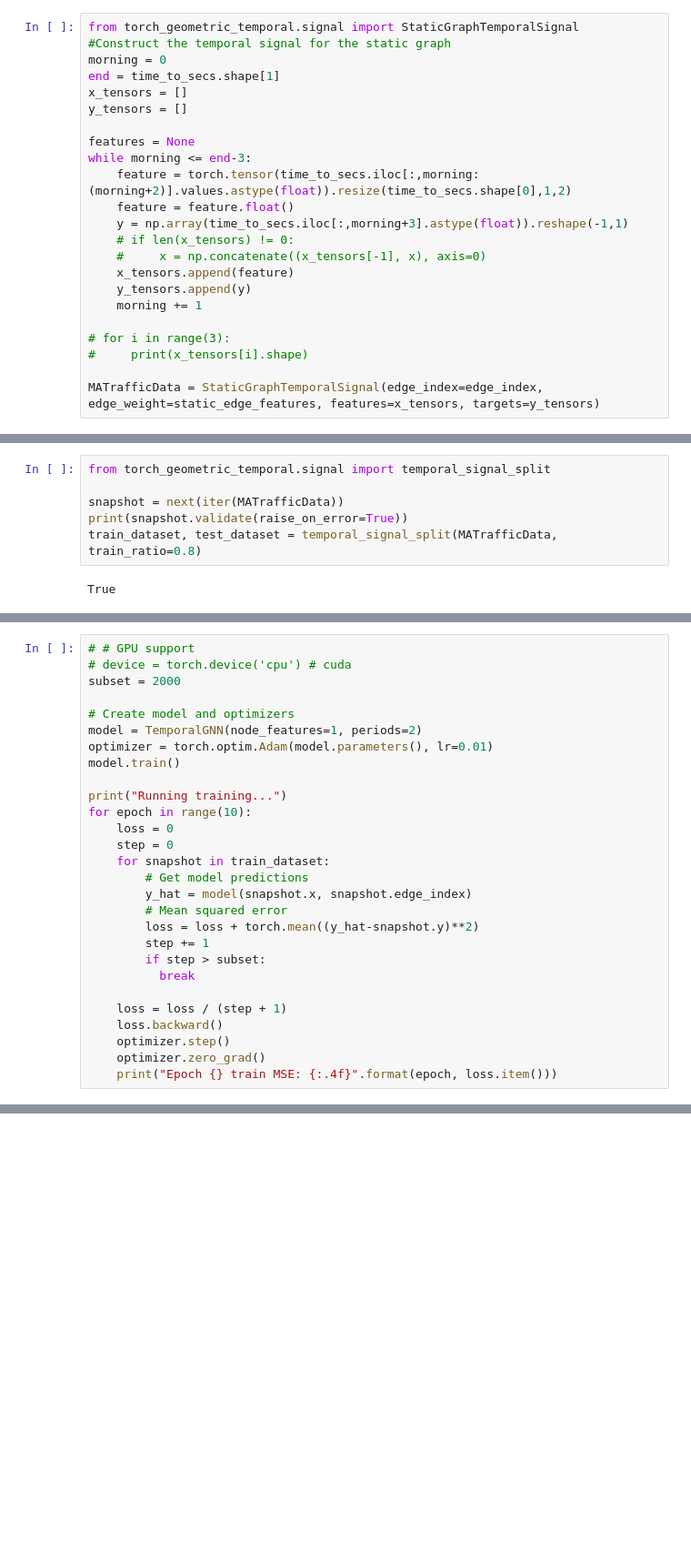
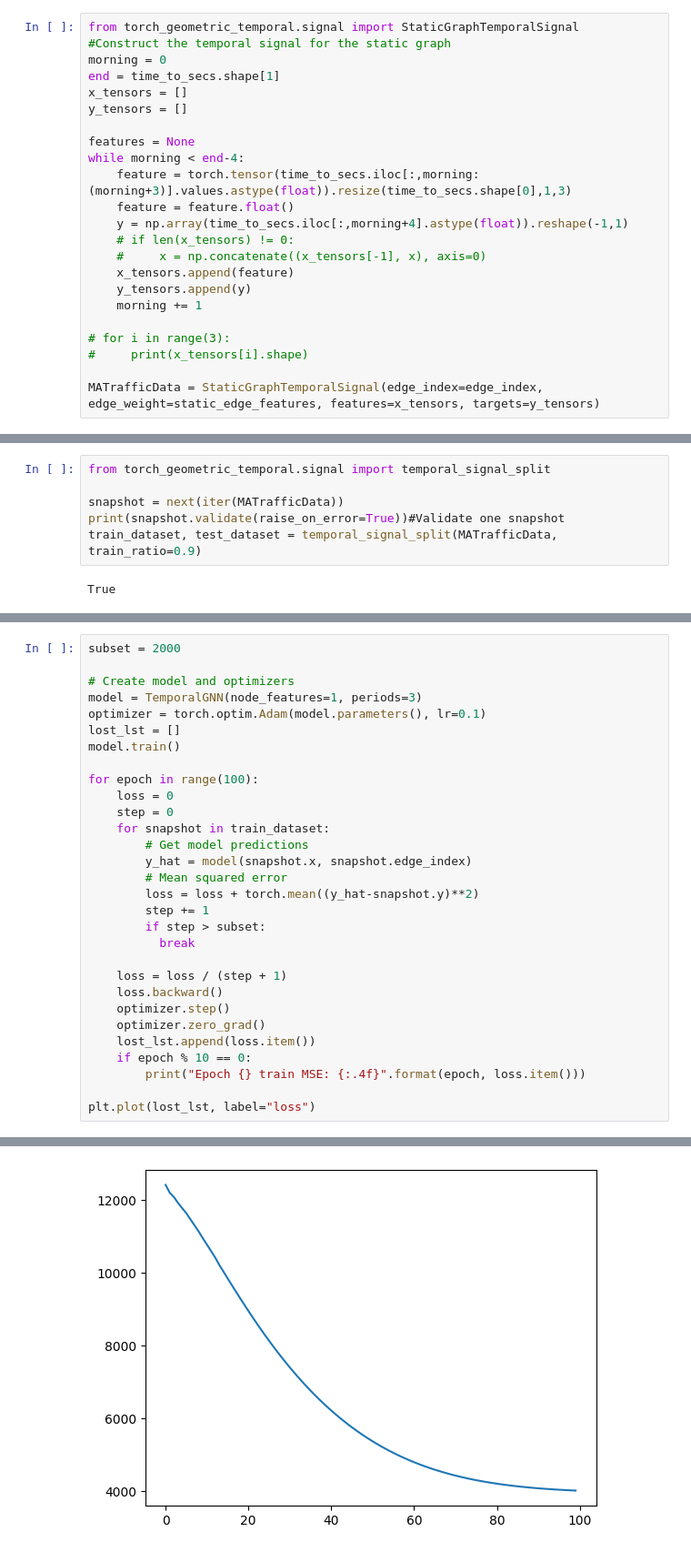
Before and after one commit to yzw19990124/GCN-Application, a Jupyter notebook: graph-init.ipynb, the cells around one changed output, grey strips where cells are left out. Shown at 91% size. Saved outputs shown, nothing was run; the diff lists cells and outputs as text; blank space fills up the shorter version.

```diff
--- a/graph-init.ipynb
+++ b/graph-init.ipynb
@@ -359,10 +384,10 @@ x_tensors = []
 y_tensors = []
 
 features = None
-while morning <= end-3:
-    feature = torch.tensor(time_to_secs.iloc[:,morning:(morning+2)].values.astype(float)).resize(time_to_secs.shape[0],1,2)
+while morning < end-4:
+    feature = torch.tensor(time_to_secs.iloc[:,morning:(morning+3)].values.astype(float)).resize(time_to_secs.shape[0],1,3)
     feature = feature.float()
-    y = np.array(time_to_secs.iloc[:,morning+3].astype(float)).reshape(-1,1)
+    y = np.array(time_to_secs.iloc[:,morning+4].astype(float)).reshape(-1,1)
     # if len(x_tensors) != 0:
     #     x = np.concatenate((x_tensors[-1], x), axis=0)
     x_tensors.append(feature)
@@ -379,7 +402,7 @@ IndexError: single positional indexer is out-of-bounds
 from torch_geometric_temporal.signal import temporal_signal_split
 
 snapshot = next(iter(MATrafficData))
-print(snapshot.validate(raise_on_error=True))
-train_dataset, test_dataset = temporal_signal_split(MATrafficData, train_ratio=0.8)
+print(snapshot.validate(raise_on_error=True))#Validate one snapshot
+train_dataset, test_dataset = temporal_signal_split(MATrafficData, train_ratio=0.9)
 # %% [output]
 True
@@ -410,15 +469,13 @@ class TemporalGNN(torch.nn.Module):
 # %%
-# # GPU support
-# device = torch.device('cpu') # cuda
 subset = 2000
 
 # Create model and optimizers
-model = TemporalGNN(node_features=1, periods=2)
-optimizer = torch.optim.Adam(model.parameters(), lr=0.01)
+model = TemporalGNN(node_features=1, periods=3)
+optimizer = torch.optim.Adam(model.parameters(), lr=0.1)
+lost_lst = []
 model.train()
 
-print("Running training...")
-for epoch in range(10):
+for epoch in range(100):
     loss = 0
     step = 0
     for snapshot in train_dataset:
@@ -434,5 +491,9 @@ for epoch in range(10):
     loss.backward()
     optimizer.step()
     optimizer.zero_grad()
-    print("Epoch {} train MSE: {:.4f}".format(epoch, loss.item()))
+    lost_lst.append(loss.item())
+    if epoch % 10 == 0:
+        print("Epoch {} train MSE: {:.4f}".format(epoch, loss.item()))
+
+plt.plot(lost_lst, label="loss")
 # %% [output]
@@ -450,3 +511,4 @@ Epoch 9 train MSE: 12442.8281
+[figure, added]
 # %%
 model.eval()
 loss = 0
```
Also changed, not shown: parts of 13 cells of this notebook.
